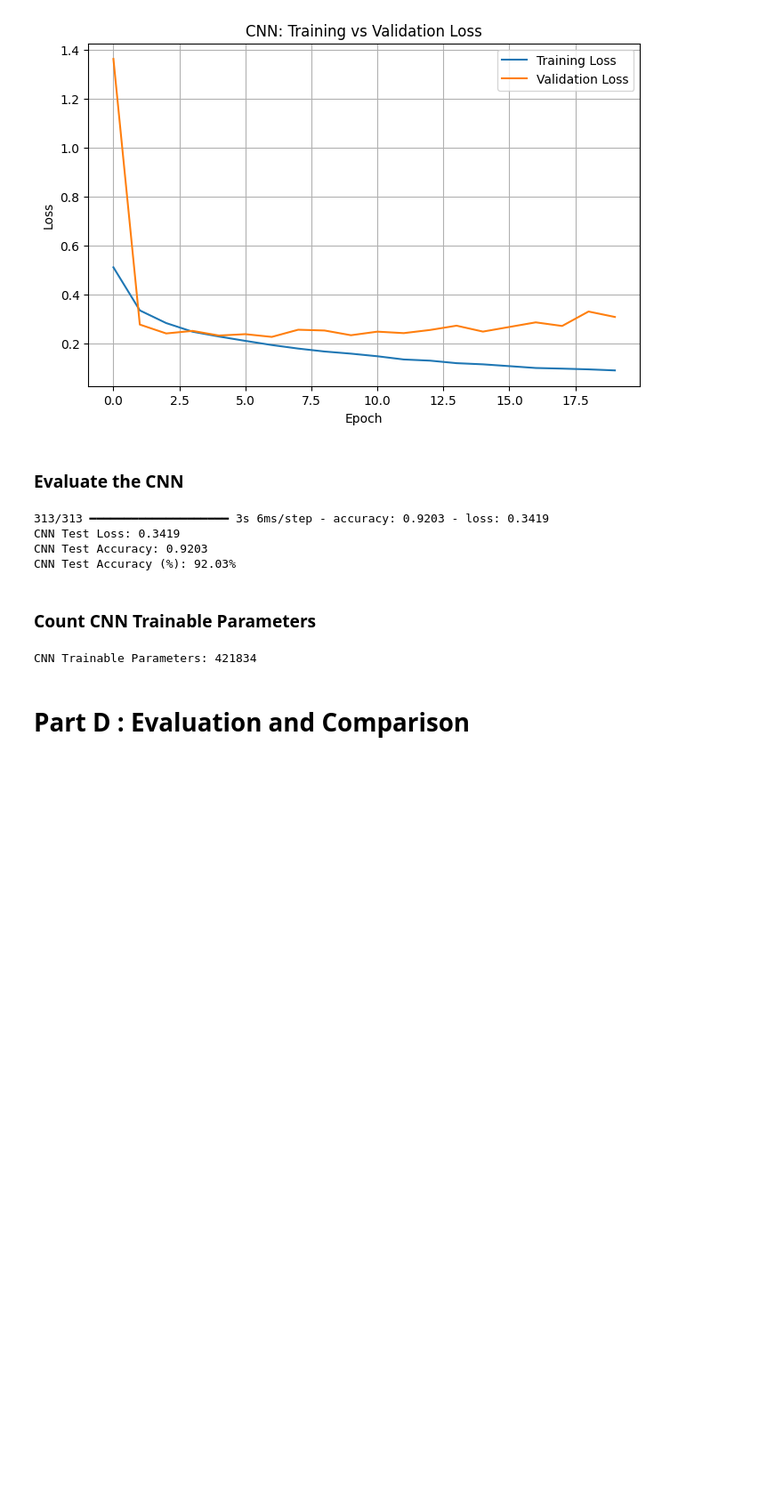
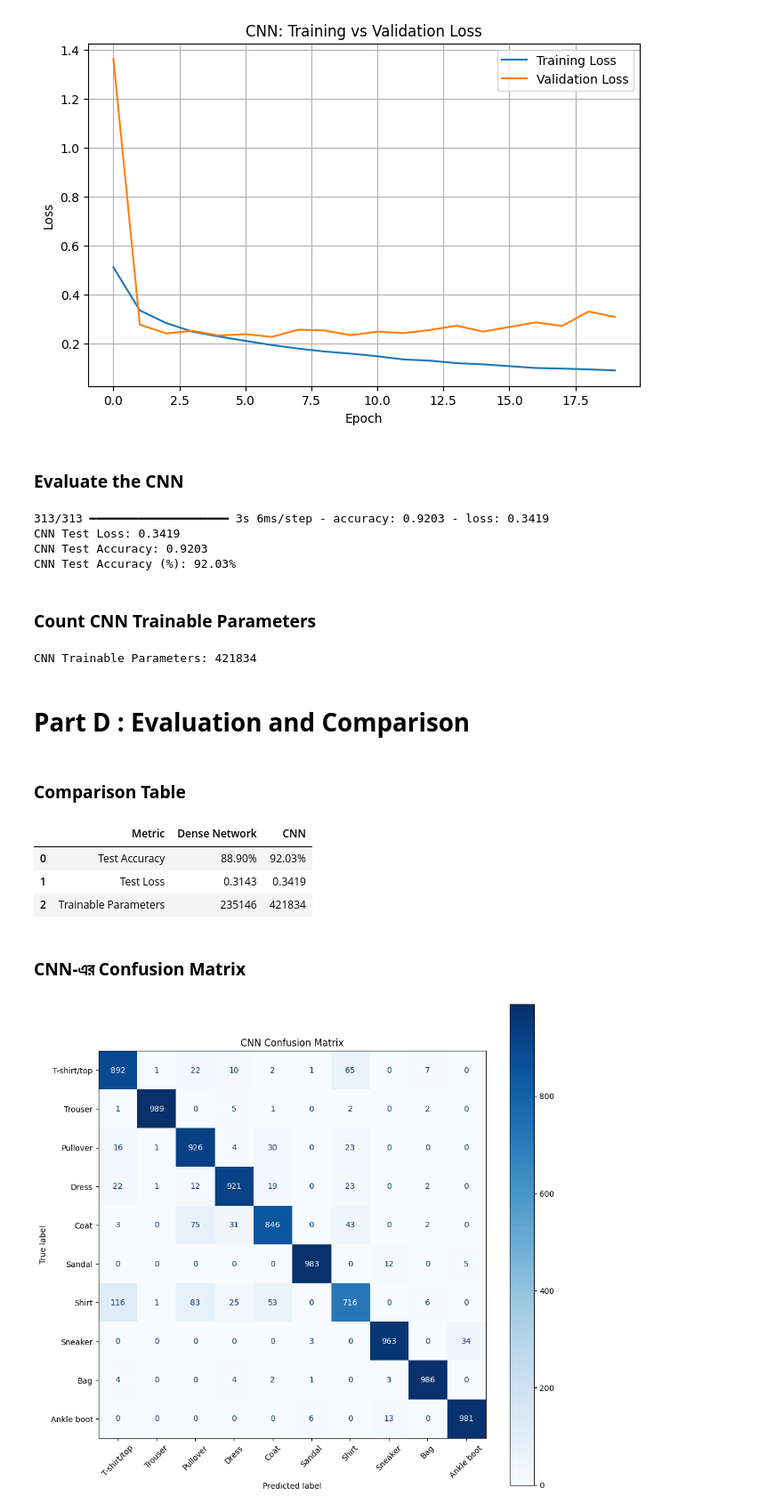
Before and after one commit to mdzubayereashraf/Ostad-AI-Engineering-Course-Assignments, a Jupyter notebook: Assignmen_No_15(Image_Classification_with_Deep_Learning_and_CNNs).ipynb, the cells around one changed output. Shown at 89% size. Saved outputs shown, nothing was run; the diff lists cells and outputs as text; code cells hidden in the pictures; blank space fills up the shorter version.

Commit message:
CNN-এর Confusion Matrix

```diff
--- a/Assignmen_No_15(Image_Classification_with_Deep_Learning_and_CNNs).ipynb
+++ b/Assignmen_No_15(Image_Classification_with_Deep_Learning_and_CNNs).ipynb
@@ -445,3 +446,54 @@ print("CNN Trainable Parameters:", cnn_trainable_params)
 CNN Trainable Parameters: 421834
 # %% [markdown]
 # **Part D : Evaluation and Comparison**
+# %% [markdown]
+### **Comparison Table**
+# %%
+comparison = pd.DataFrame({
+    "Metric": [
+        "Test Accuracy",
+        "Test Loss",
+        "Trainable Parameters"
+    ],
+    "Dense Network": [
+        f"{dense_test_accuracy * 100:.2f}%",
+        f"{dense_test_loss:.4f}",
+        dense_trainable_params
+    ],
+    "CNN": [
+        f"{cnn_test_accuracy * 100:.2f}%",
+        f"{cnn_test_loss:.4f}",
+        cnn_trainable_params
+    ]
+})
+
+comparison
+# %% [output]
+|  | Metric | Dense Network | CNN |
+| 0 | Test Accuracy | 88.90% | 92.03% |
+| 1 | Test Loss | 0.3143 | 0.3419 |
+| 2 | Trainable Parameters | 235146 | 421834 |
+# %% [markdown]
+### **CNN-এর Confusion Matrix**
+# %%
+# Predict class probabilities
+y_prob = cnn_model.predict(X_test_cnn, verbose=0)
+
+# Convert probabilities to predicted class labels
+y_pred = np.argmax(y_prob, axis=1)
+
+# Create confusion matrix
+cm = confusion_matrix(y_test, y_pred)
+
+# Plot confusion matrix
+display = ConfusionMatrixDisplay(
+    confusion_matrix=cm,
+    display_labels=class_names
+)
+
+fig, ax = plt.subplots(figsize=(11, 11))
+display.plot(ax=ax, cmap="Blues", xticks_rotation=45)
+plt.title("CNN Confusion Matrix")
+plt.show()
+# %% [output]
+[figure, added]
```
Also changed, not shown: parts of 1 cell of this notebook.
